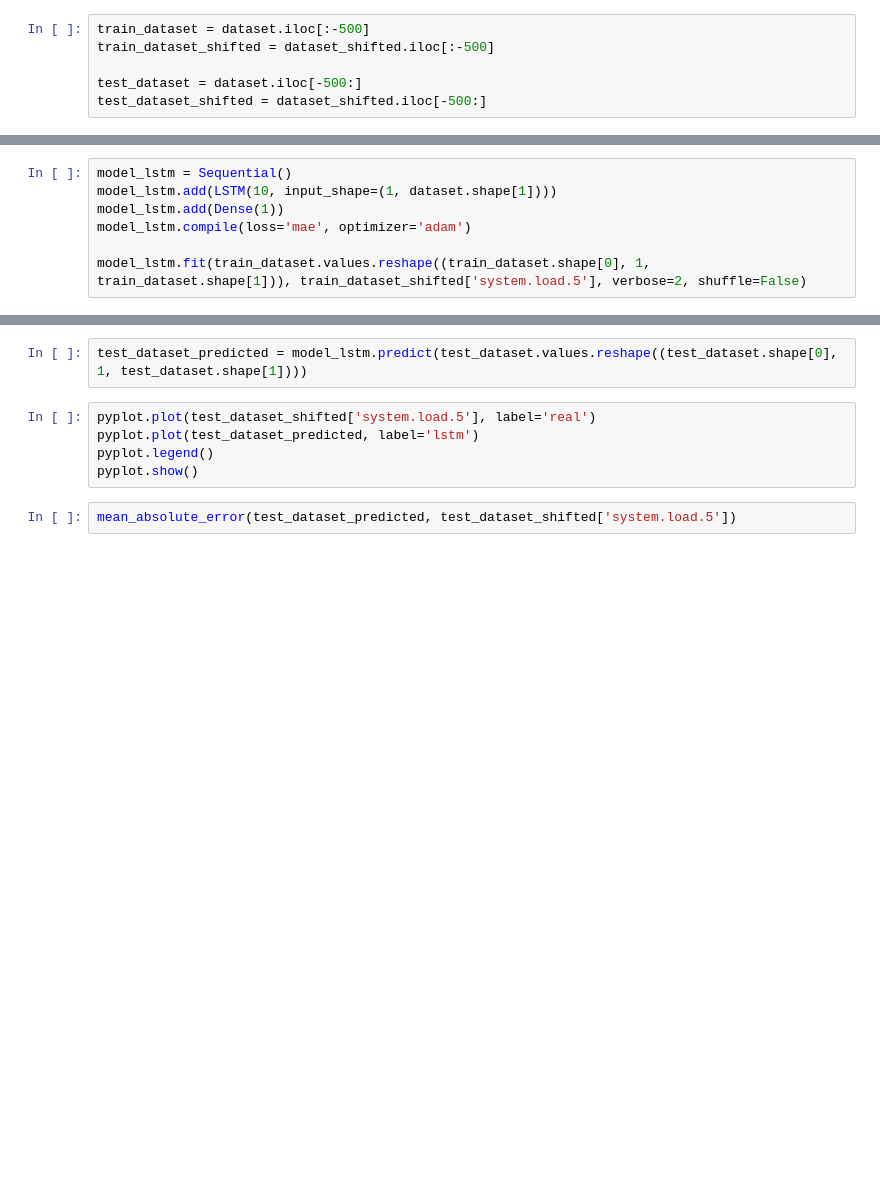
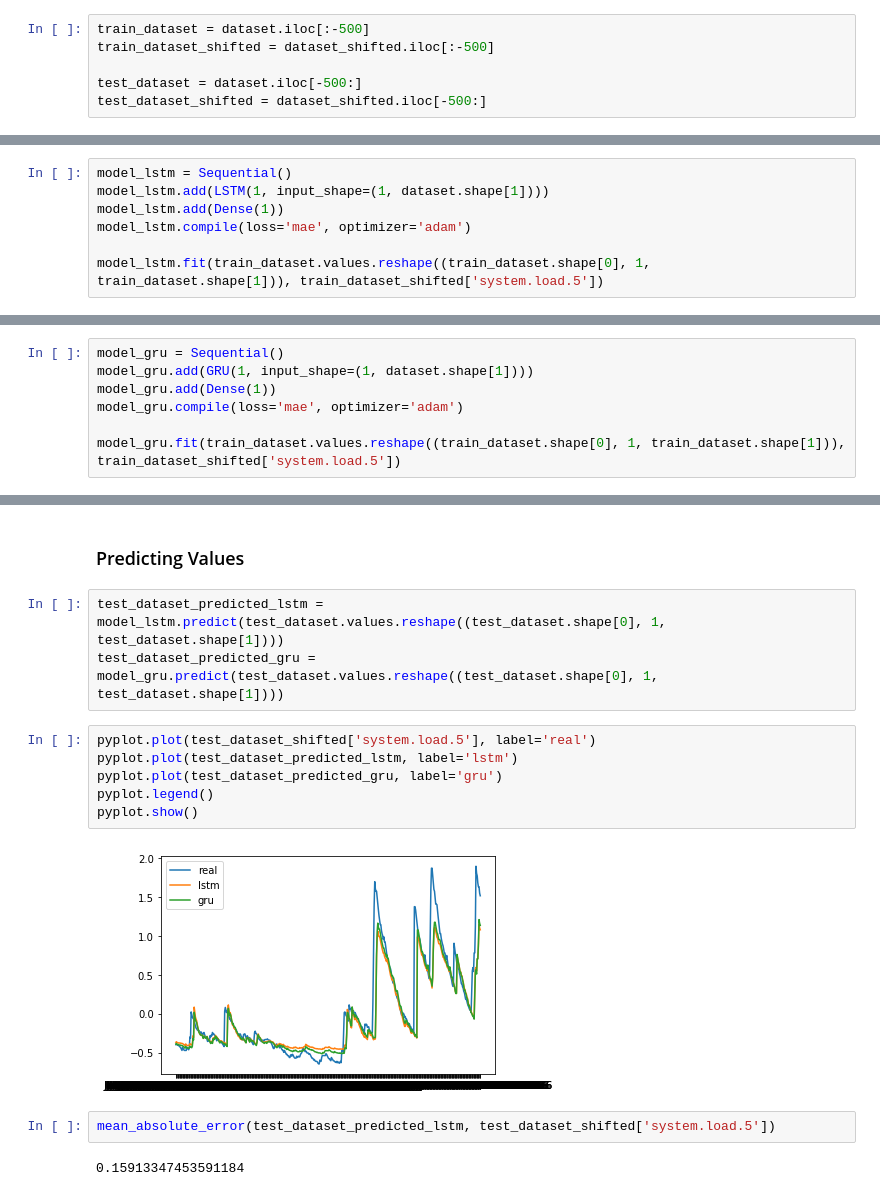
Before and after one commit to AnoML/multivariate-timeseries-forecasting, a Jupyter notebook: LoadPrediction.ipynb, the cells around one changed output, grey strips where cells are left out. Drawn from its saved outputs; the diff is of its cells as text; blank space fills up the shorter version.

Commit message:
Adding updates to LoadPrediction and README

```diff
--- a/LoadPrediction.ipynb
+++ b/LoadPrediction.ipynb
@@ -63,7 +66,7 @@ for mean, stdev, param in zip(means, stds, params):
 # %%
 model_lstm = Sequential()
-model_lstm.add(LSTM(10, input_shape=(1, dataset.shape[1])))
+model_lstm.add(LSTM(1, input_shape=(1, dataset.shape[1])))
 model_lstm.add(Dense(1))
 model_lstm.compile(loss='mae', optimizer='adam')
 
-model_lstm.fit(train_dataset.values.reshape((train_dataset.shape[0], 1, train_dataset.shape[1])), train_dataset_shifted['system.load.5'], verbose=2, shuffle=False)
+model_lstm.fit(train_dataset.values.reshape((train_dataset.shape[0], 1, train_dataset.shape[1])), train_dataset_shifted['system.load.5'])
@@ -69,0 +79,7 @@ model_lstm.fit(train_dataset.values.reshape((train_dataset.shape[0], 1, train_da
+# %%
+model_gru = Sequential()
+model_gru.add(GRU(1, input_shape=(1, dataset.shape[1])))
+model_gru.add(Dense(1))
+model_gru.compile(loss='mae', optimizer='adam')
+
+model_gru.fit(train_dataset.values.reshape((train_dataset.shape[0], 1, train_dataset.shape[1])), train_dataset_shifted['system.load.5'])
@@ -70,9 +90,17 @@ model_lstm.fit(train_dataset.values.reshape((train_dataset.shape[0], 1, train_da
+# %% [markdown]
+### Predicting Values
 # %%
-test_dataset_predicted = model_lstm.predict(test_dataset.values.reshape((test_dataset.shape[0], 1, test_dataset.shape[1])))
+test_dataset_predicted_lstm = model_lstm.predict(test_dataset.values.reshape((test_dataset.shape[0], 1, test_dataset.shape[1])))
+test_dataset_predicted_gru = model_gru.predict(test_dataset.values.reshape((test_dataset.shape[0], 1, test_dataset.shape[1])))
 # %%
 pyplot.plot(test_dataset_shifted['system.load.5'], label='real')
-pyplot.plot(test_dataset_predicted, label='lstm')
+pyplot.plot(test_dataset_predicted_lstm, label='lstm')
+pyplot.plot(test_dataset_predicted_gru, label='gru')
 pyplot.legend()
 pyplot.show()
+# %% [output]
+[figure, added]
 # %%
-mean_absolute_error(test_dataset_predicted, test_dataset_shifted['system.load.5'])
+mean_absolute_error(test_dataset_predicted_lstm, test_dataset_shifted['system.load.5'])
+# %% [output]
+0.15913347453591184
```
Also changed, not shown: parts of 12 cells of this notebook, 1 other file.
